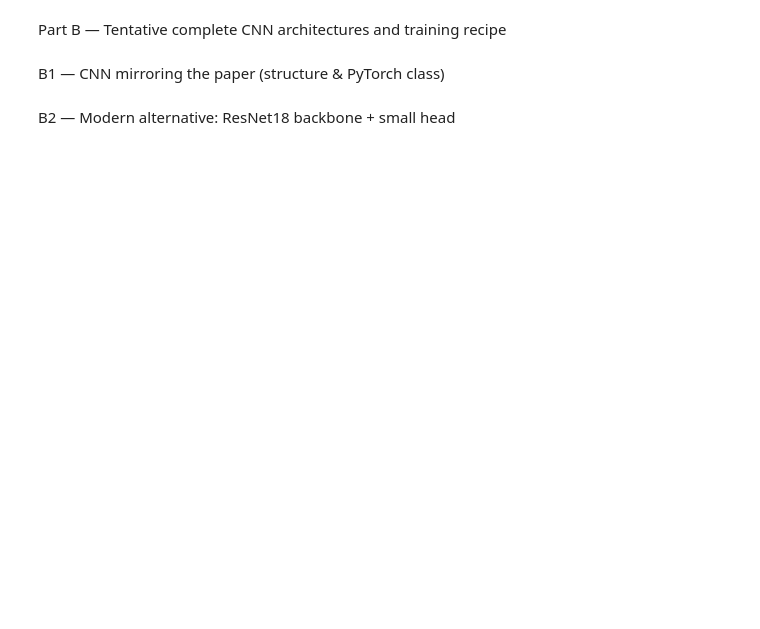
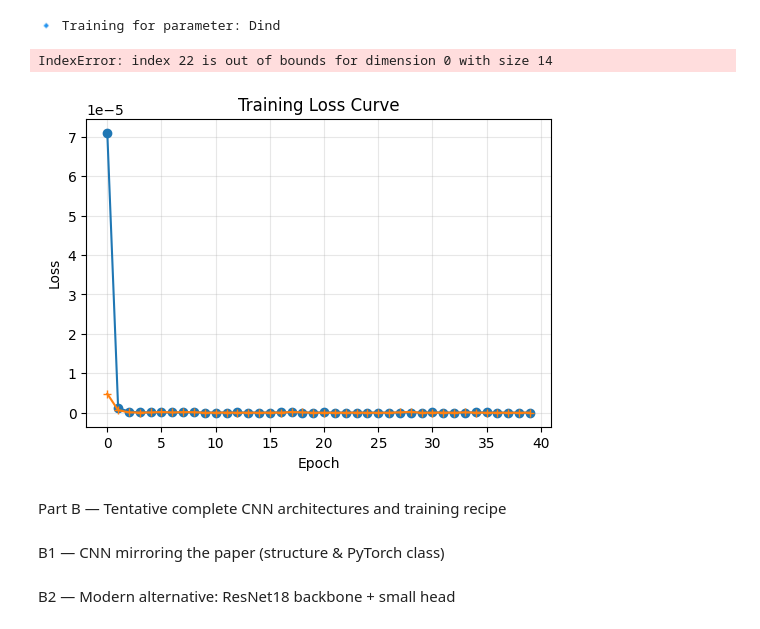
Before and after one commit to S3b4sc/mumax3-LTEM-MFM, a Jupyter notebook: python_scripts/exploring_model.ipynb, the cells around one changed output. Saved outputs shown, nothing was run; the diff lists cells and outputs as text; code cells hidden in the pictures; blank space fills up the shorter version.

```diff
--- a/python_scripts/exploring_model.ipynb
+++ b/python_scripts/exploring_model.ipynb
@@ -218,35 +398,48 @@ class LTEMDataset(Dataset):
         return len(self.images)
     def __getitem__(self, idx):
         img = self.images[idx]
-        # convert to 1xHxW tensor
-        x = torch.from_numpy(img).unsqueeze(0).float()
-        # normalize per-image (or use global mean/std)
+        # The image is already (3, 256, 256), so just convert to tensor
+        x = torch.from_numpy(img).float()
+        # Basic normalization
         x = (x - x.mean()) / (x.std() + 1e-6)
         y = torch.tensor(self.targets[idx,0]).float()  # Dind target
+
+        # One-time sanity check for the first item
+        if idx == 0:
+            print(f"Sanity Check: Shape of a single data tensor (x): {x.shape}")
+            if torch.isnan(x).any() or torch.isinf(x).any():
+                print("Warning: NaN or Inf found in data tensor!")
+
         return x, y
 
 # train/val split
 train_idx, val_idx = train_test_split(np.arange(len(images)), test_size=0.2, random_state=0)
 train_ds = LTEMDataset(images[train_idx], targets[train_idx])
 val_ds = LTEMDataset(images[val_idx], targets[val_idx])
-train_loader = DataLoader(train_ds, batch_size=16, shuffle=True, num_workers=2, pin_memory=True)
-val_loader = DataLoader(val_ds, batch_size=32, shuffle=False, num_workers=2, pin_memory=True)
 
-# Tiny CNN model (small)
+# --- FIX 4: Set num_workers=0 for debugging ---
+# This forces data loading to happen in the main process, which can give clearer
+# error messages and avoids multiprocessing issues with CUDA.
+train_loader = DataLoader(train_ds, batch_size=8, shuffle=True, num_workers=0, pin_memory=True)
+val_loader = DataLoader(val_ds, batch_size=16, shuffle=False, num_workers=0, pin_memory=True)
+
+# --- FIX 2: Update TinyCNN for 3-channel, 256x256 input ---
 class TinyCNN(nn.Module):
     def __init__(self):
         super().__init__()
         self.conv = nn.Sequential(
-            nn.Conv2d(1,16,3,padding=1), nn.ReLU(), nn.MaxPool2d(2),   # 128 -> 64
-            nn.Conv2d(16,32,3,padding=1), nn.ReLU(), nn.MaxPool2d(2),  # 64 -> 32
-            nn.Conv2d(32,64,3,padding=1), nn.ReLU(), nn.MaxPool2d(2),  # 32 -> 16
-            nn.Conv2d(64,128,3,padding=1), nn.ReLU(), nn.AdaptiveAvgPool2d(1) # -> 1x1
+            # Start with 3 input channels for our (3, 256, 256) image
+            nn.Conv2d(3, 16, 3, padding=1), nn.ReLU(), nn.MaxPool2d(2),   # 256 -> 128
+            nn.Conv2d(16, 32, 3, padding=1), nn.ReLU(), nn.MaxPool2d(2),  # 128 -> 64
+            nn.Conv2d(32, 64, 3, padding=1), nn.ReLU(), nn.MaxPool2d(2),  # 64 -> 32
+            nn.Conv2d(64, 128, 3, padding=1), nn.ReLU(), nn.MaxPool2d(2), # 32 -> 16
+            nn.AdaptiveAvgPool2d(1) # Pool to 1x1
         )
         self.fc = nn.Sequential(
             nn.Flatten(),
-            nn.Linear(128,64),
+            nn.Linear(128, 64),
             nn.ReLU(),
-            nn.Linear(64,1)
+            nn.Linear(64, 1)
         )
     def forward(self,x):
         return self.fc(self.conv(x)).squeeze(-1)
@@ -255,18 +448,28 @@ model = TinyCNN().to(DEVICE)
 optimizer = optim.Adam(model.parameters(), lr=1e-3)
 criterion = nn.SmoothL1Loss()   # Huber-like
 
+# --- FIX 3: Add memory clearing to training loop ---
 # training loop (small)
 def train_one_epoch(model, loader, opt, crit, device):
     model.train()
     tot_loss = 0.0
     for x,y in loader:
+        # Move data to GPU
         x = x.to(device); y = y.to(device)
-        opt.zero_grad()
+
+        # Forward pass
         out = model(x)
         loss = crit(out, y)
+
+        # Backward pass and optimization
+        opt.zero_grad(set_to_none=True) # More efficient zeroing
         loss.backward()
         opt.step()
+
         tot_loss += loss.item() * x.shape[0]
+
+    # Clear cache after an epoch
+    torch.cuda.empty_cache()
     return tot_loss / len(loader.dataset)
 
 def eval_model(model, loader, crit, device):
@@ -288,17 +491,40 @@ def eval_model(model, loader, crit, device):
 # run a few epochs (since dataset small)
 n_epochs = 40
 best_val = 1e9
+
+loss = []
+val = []
+
 for epoch in range(1, n_epochs+1):
     t0 = time.time()
     train_loss = train_one_epoch(model, train_loader, optimizer, criterion, DEVICE)
     val_loss, preds, trues = eval_model(model, val_loader, criterion, DEVICE)
+
+    loss.append(train_loss)
+    val.append(val_loss)
+
     t1 = time.time()
     if val_loss < best_val:
         best_val = val_loss
-        torch.save(model.state_dict(), OUTPUT_BASE / "tinycnn_best.pth")
+        # Save model state
+        torch.save(model.state_dict(), "./tinycnn_best.pth")
     if epoch % 5 == 0 or epoch==1:
         print(f"Epoch {epoch}/{n_epochs} train_loss={train_loss:.4e} val_loss={val_loss:.4e} time={t1-t0:.1f}s")
 
 # final metrics
 mse = mean_squared_error(trues, preds)
 print("Final val mse:", mse, "rmse:", np.sqrt(mse))
+# %% [output]
+🔹 Training for parameter: Dind
+IndexError: index 22 is out of bounds for dimension 0 with size 14
+# %%
+plt.figure(figsize=(6,4))
+plt.plot(loss, marker='o')
+plt.plot(val, marker='+')
+plt.title("Training Loss Curve")
+plt.xlabel("Epoch")
+plt.ylabel("Loss")
+plt.grid(True, alpha=0.3)
+plt.show()
+# %% [output]
+[figure, added]
```
Also changed, not shown: parts of 17 cells of this notebook, 2 other files.
